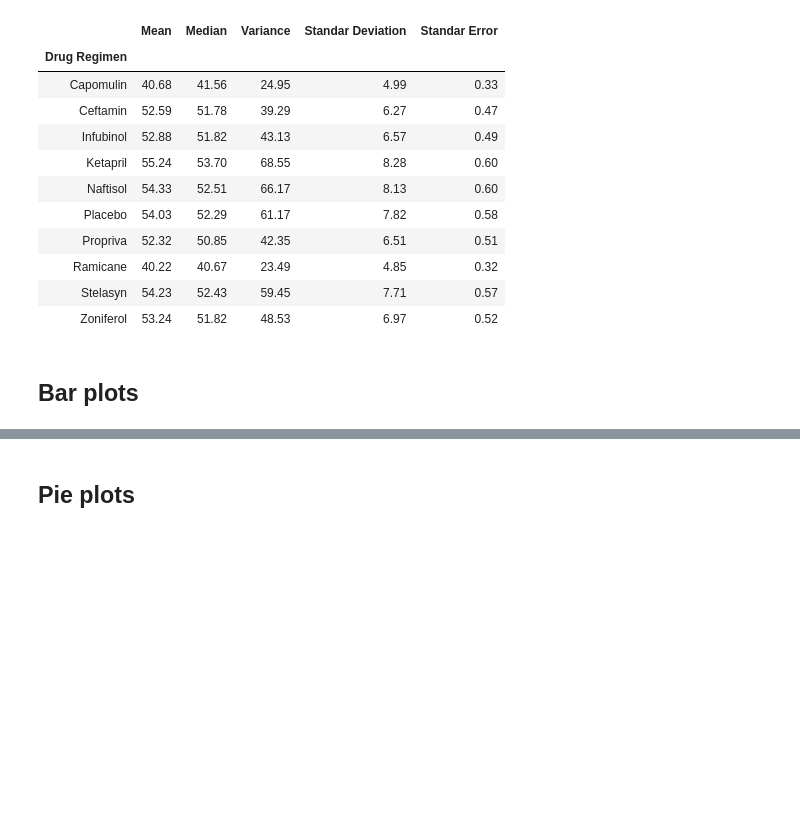
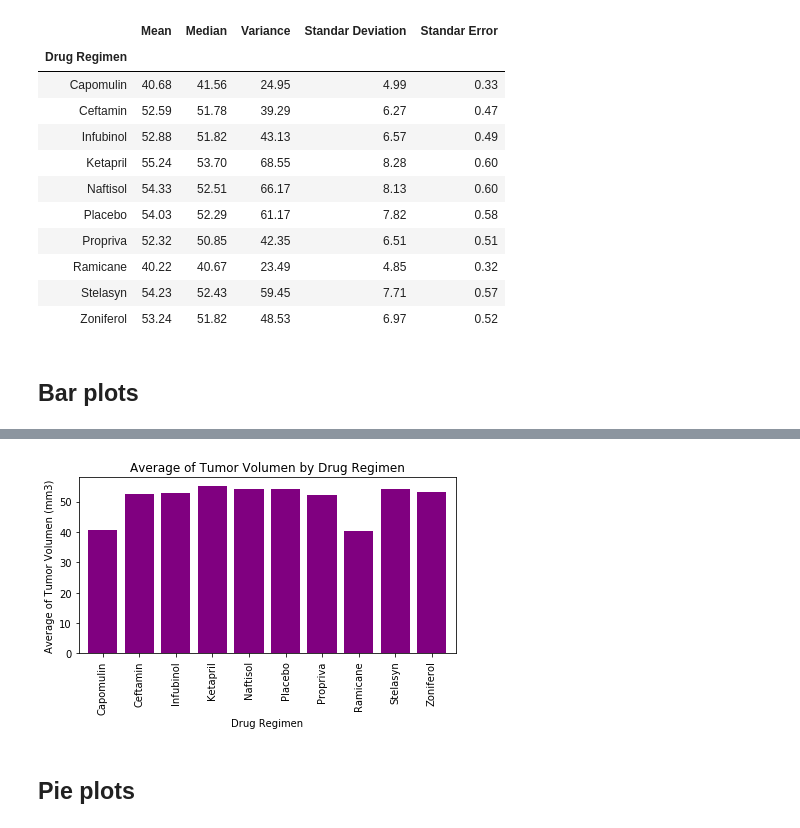
Before and after one commit to cckuqui/Matplotlib-challenge, a Jupyter notebook: pymaceuticals_starter.ipynb, the cells around one changed output, grey strips where cells are left out. Saved outputs shown, nothing was run; the diff lists cells and outputs as text; code cells hidden in the pictures; blank space fills up the shorter version.

```diff
--- a/pymaceuticals_starter.ipynb
+++ b/pymaceuticals_starter.ipynb
@@ -69,3 +75,19 @@ summary_table
+# %%
+# Generate a bar plot showing number of data points for each treatment regimen using pyplot
+
+x_axis = np.arange(len(mouse_byreg['Drug Regimen']))
+tick_locations = [value for value in x_axis]
+
+plt.bar(x_axis, tumor_mean, color = 'purple', align="center")
+plt.xticks(tick_locations, pd.DataFrame(mouse_byreg)[0], rotation="vertical")
+plt.title("Average of Tumor Volumen by Drug Regimen")
+plt.xlabel("Drug Regimen")
+plt.ylabel("Average of Tumor Volumen (mm3)")
+plt.xlim(-0.65, len(x_axis)-.35)
+plt.tight_layout()
+plt.show()
+# %% [output]
+[figure, added]
 # %% [markdown]
 ## Pie plots
 # %%
```
Also changed, not shown: parts of 4 cells of this notebook.
